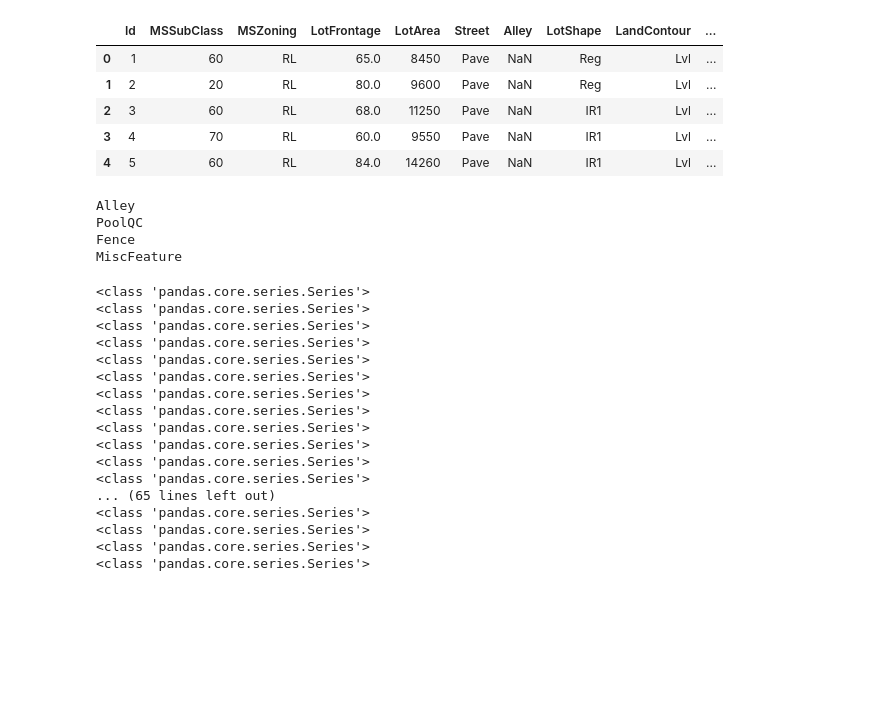
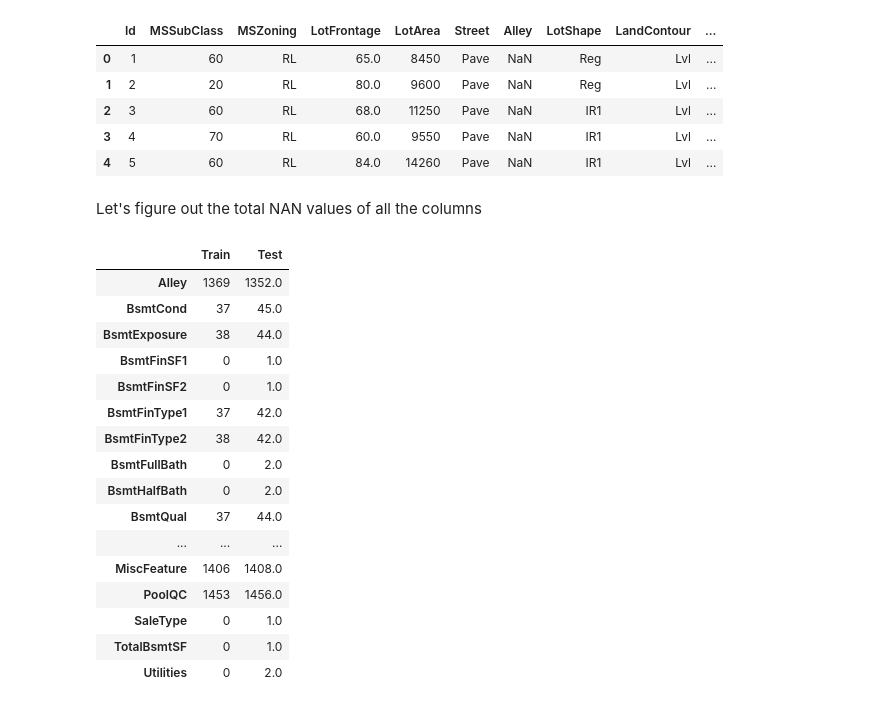
Before and after one commit to vikramriyer/Data_Analysis_Multiple, a Jupyter notebook: HousePrices.ipynb, the cells around one changed output. Drawn from its saved outputs; the diff is of its cells as text; code cells hidden in the pictures; blank space fills up the shorter version.

```diff
--- a/HousePrices.ipynb
+++ b/HousePrices.ipynb
@@ -26,33 +30,27 @@ train.head()
 | 2 | 3 | 60 | RL | 68.0 | 11250 | Pave | NaN | IR1 | Lvl | ... |
 | 3 | 4 | 70 | RL | 60.0 | 9550 | Pave | NaN | IR1 | Lvl | ... |
 | 4 | 5 | 60 | RL | 84.0 | 14260 | Pave | NaN | IR1 | Lvl | ... |
-# %%
-for feature in train.columns.tolist():
-    if train[feature].isnull().sum() > 1000:
-        print(feature)
-# %% [output]
-Alley
-PoolQC
-Fence
-MiscFeature
-# %%
-for i in train.columns.tolist():
-    print(type(train))
-# %% [output]
-<class 'pandas.core.series.Series'>
-<class 'pandas.core.series.Series'>
-<class 'pandas.core.series.Series'>
-<class 'pandas.core.series.Series'>
-<class 'pandas.core.series.Series'>
-<class 'pandas.core.series.Series'>
-<class 'pandas.core.series.Series'>
-<class 'pandas.core.series.Series'>
-<class 'pandas.core.series.Series'>
-<class 'pandas.core.series.Series'>
-<class 'pandas.core.series.Series'>
-<class 'pandas.core.series.Series'>
-... (65 lines left out)
-<class 'pandas.core.series.Series'>
-<class 'pandas.core.series.Series'>
-<class 'pandas.core.series.Series'>
-<class 'pandas.core.series.Series'>
+# %% [markdown]
+Let's figure out the total NAN values of all the columns
+# %%
+nan = pd.concat([train.isnull().sum(), test.isnull().sum()], axis=1, keys=['Train', 'Test'])
+# %%
+nan[nan.sum(axis=1) > 0]
+# %% [output]
+|  | Train | Test |
+| Alley | 1369 | 1352.0 |
+| BsmtCond | 37 | 45.0 |
+| BsmtExposure | 38 | 44.0 |
+| BsmtFinSF1 | 0 | 1.0 |
+| BsmtFinSF2 | 0 | 1.0 |
+| BsmtFinType1 | 37 | 42.0 |
+| BsmtFinType2 | 38 | 42.0 |
+| BsmtFullBath | 0 | 2.0 |
+| BsmtHalfBath | 0 | 2.0 |
+| BsmtQual | 37 | 44.0 |
+| ... | ... | ... |
+| MiscFeature | 1406 | 1408.0 |
+| PoolQC | 1453 | 1456.0 |
+| SaleType | 0 | 1.0 |
+| TotalBsmtSF | 0 | 1.0 |
+| Utilities | 0 | 2.0 |
```
Also changed, not shown: parts of 10 cells of this notebook.
